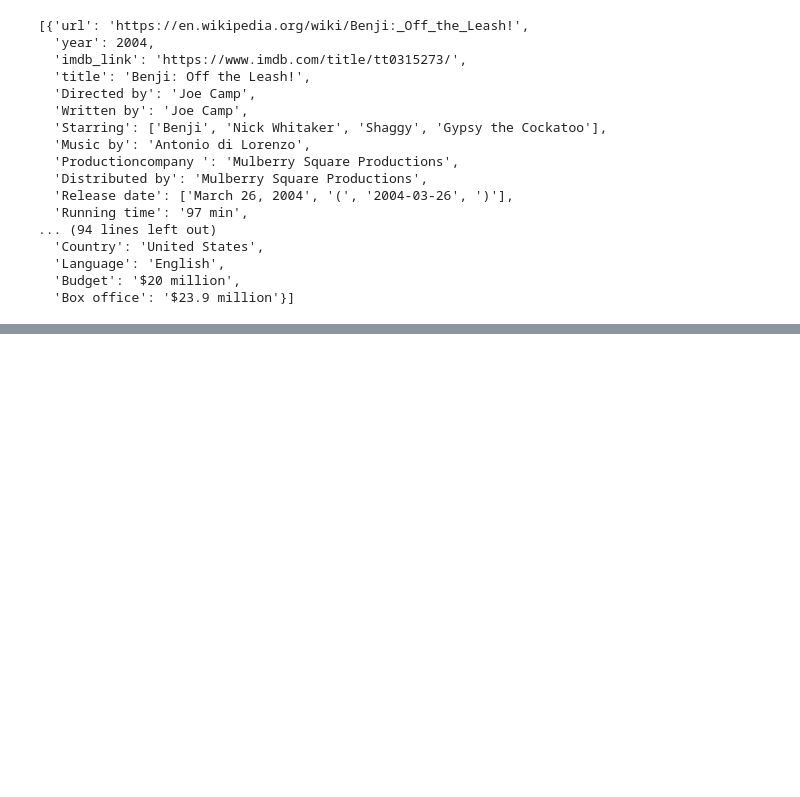
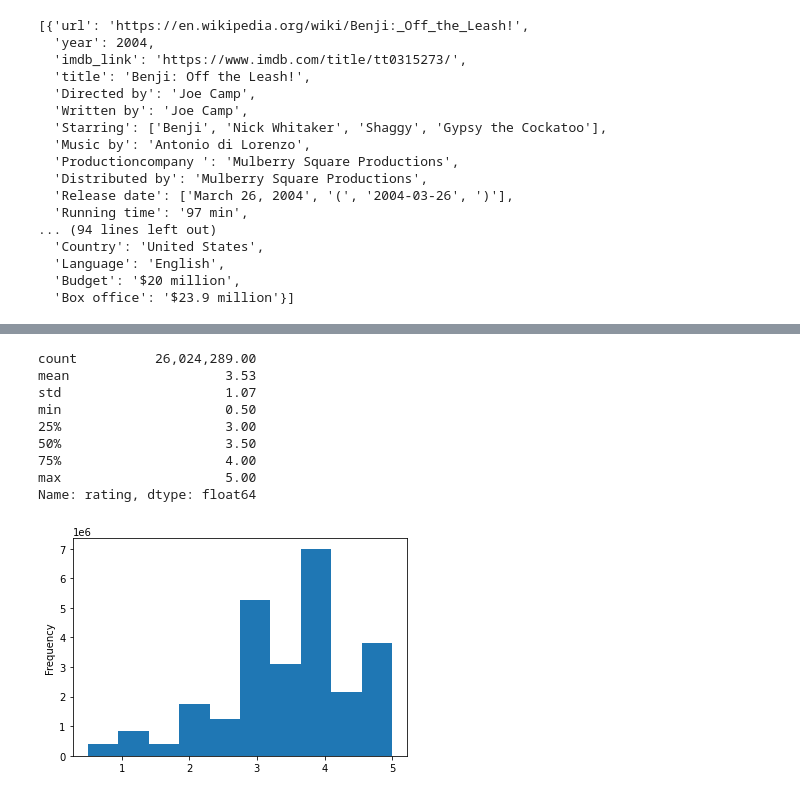
Before and after one commit to Angienoelhaverly/Movies_ETL, a Jupyter notebook: Movies-ETL.ipynb, the cells around one changed output, grey strips where cells are left out. Saved outputs shown, nothing was run; the diff lists cells and outputs as text; code cells hidden in the pictures; blank space fills up the shorter version.

```diff
--- a/Movies-ETL.ipynb
+++ b/Movies-ETL.ipynb
@@ -83,0 +99,5 @@ kaggle_metadeta.head()
+# %%
+# Since the Kaggle data is already in flat-file formats
+# we can just pull them into Pandas DataFrames directly with the following code.
+kaggle_metadata = pd.read_csv('movies_metadata.csv', low_memory=False)
+ratings = pd.read_csv('ratings.csv')
@@ -136,0 +793,17 @@ NameError: name 'clean_movies' is not defined
+# %%
+ratings['timestamp'] = pd.to_datetime(ratings['timestamp'], unit='s')
+# %%
+pd.options.display.float_format = '{:20,.2f}'.format
+ratings['rating'].plot(kind='hist')
+ratings['rating'].describe()
+# %% [output]
+count          26,024,289.00
+mean                    3.53
+std                     1.07
+min                     0.50
+25%                     3.00
+50%                     3.50
+75%                     4.00
+max                     5.00
+Name: rating, dtype: float64
+[figure, added]
```
Also changed, not shown: parts of 90 cells of this notebook.
